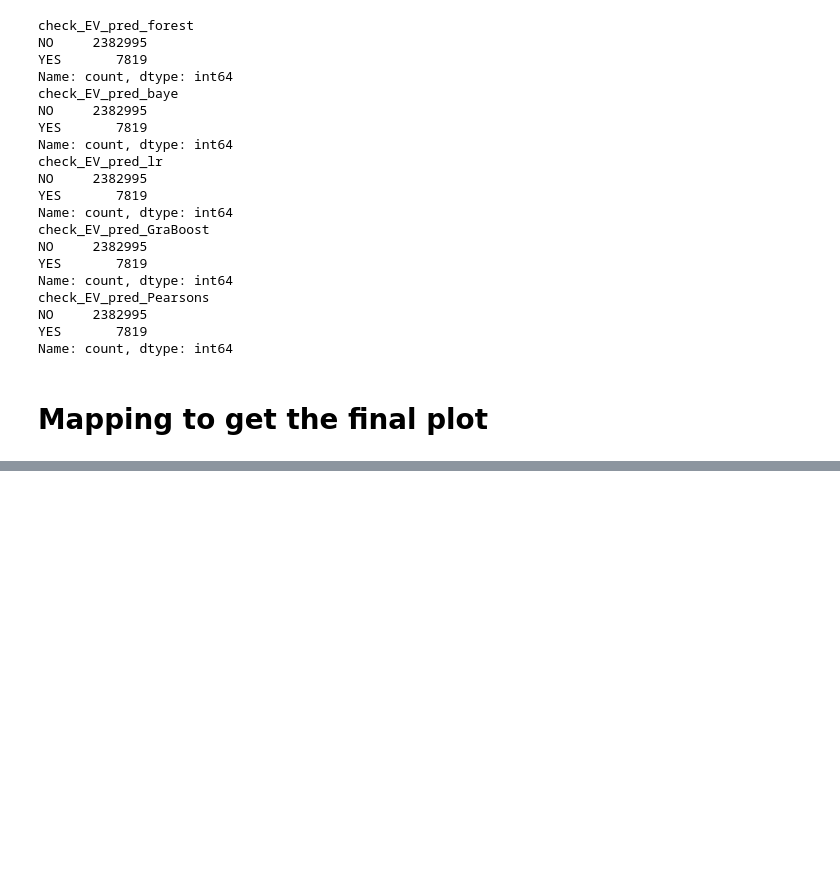
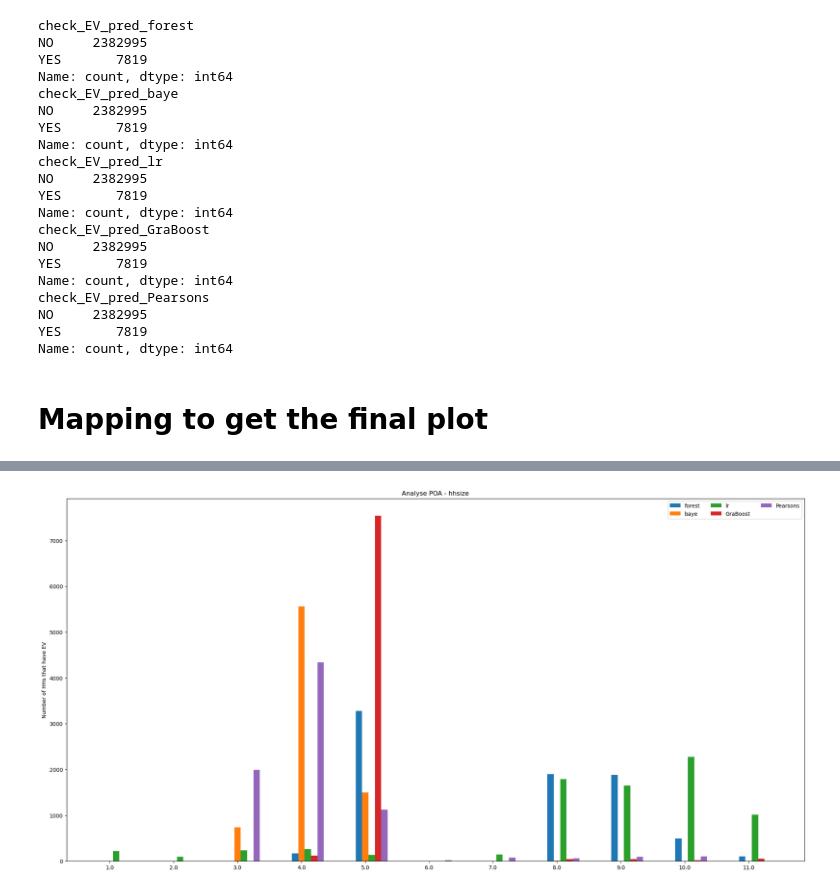
Before and after one commit to bobkatla/rhea, a Jupyter notebook: feature_select/run_analysis_POA.ipynb, the cells around one changed output, grey strips where cells are left out. Saved outputs shown, nothing was run; the diff lists cells and outputs as text; code cells hidden in the pictures; blank space fills up the shorter version.

```diff
--- a/feature_select/run_analysis_POA.ipynb
+++ b/feature_select/run_analysis_POA.ipynb
@@ -187,0 +286,4 @@ import matplotlib.pyplot as plt
+# %%
+to_plot_mul_bars(dict_counts_methods_atts, ls_methods, "hhsize")
+# %% [output]
+[figure, added]
```
Also changed, not shown: parts of 20 cells of this notebook.
